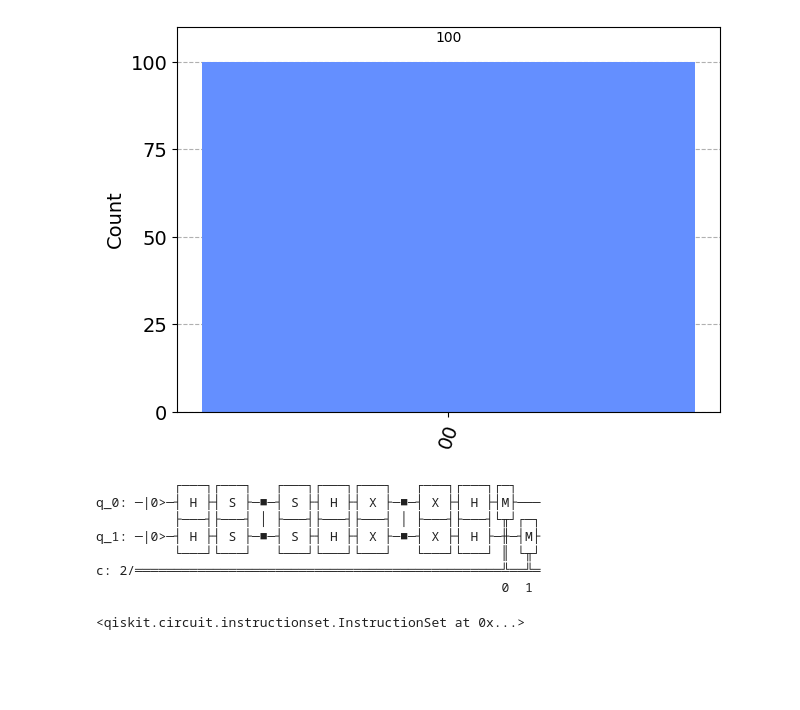
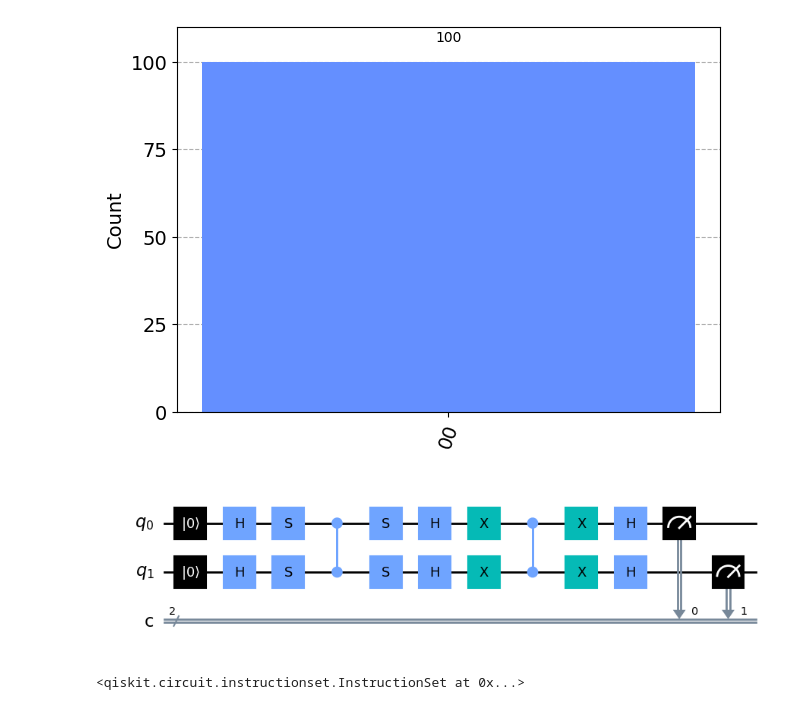
Before and after one commit to JohKemPo/QuantumComputing, a Jupyter notebook: grover_2.ipynb, the cells around one changed output. Saved outputs shown, nothing was run; the diff lists cells and outputs as text; code cells hidden in the pictures; blank space fills up the shorter version.

```diff
--- a/groover.ipynb
+++ b/grover_2.ipynb
@@ -78,15 +78,9 @@ plot_histogram(counts)
 # %% [output]
 [figure]
 # %%
-circuit.draw()
+circuit.draw(output='mpl')
 # %% [output]
-          ┌───┐┌───┐   ┌───┐┌───┐┌───┐   ┌───┐┌───┐┌─┐
-q_0: ─|0>─┤ H ├┤ S ├─■─┤ S ├┤ H ├┤ X ├─■─┤ X ├┤ H ├┤M├───
-          ├───┤├───┤ │ ├───┤├───┤├───┤ │ ├───┤├───┤└╥┘┌─┐
-q_1: ─|0>─┤ H ├┤ S ├─■─┤ S ├┤ H ├┤ X ├─■─┤ X ├┤ H ├─╫─┤M├
-          └───┘└───┘   └───┘└───┘└───┘   └───┘└───┘ ║ └╥┘
-c: 2/═══════════════════════════════════════════════╩══╩═
-                                                    0  1
+[figure, added]
 # %%
 #Grover 01
 
```
Also changed, not shown: 2 other files.
